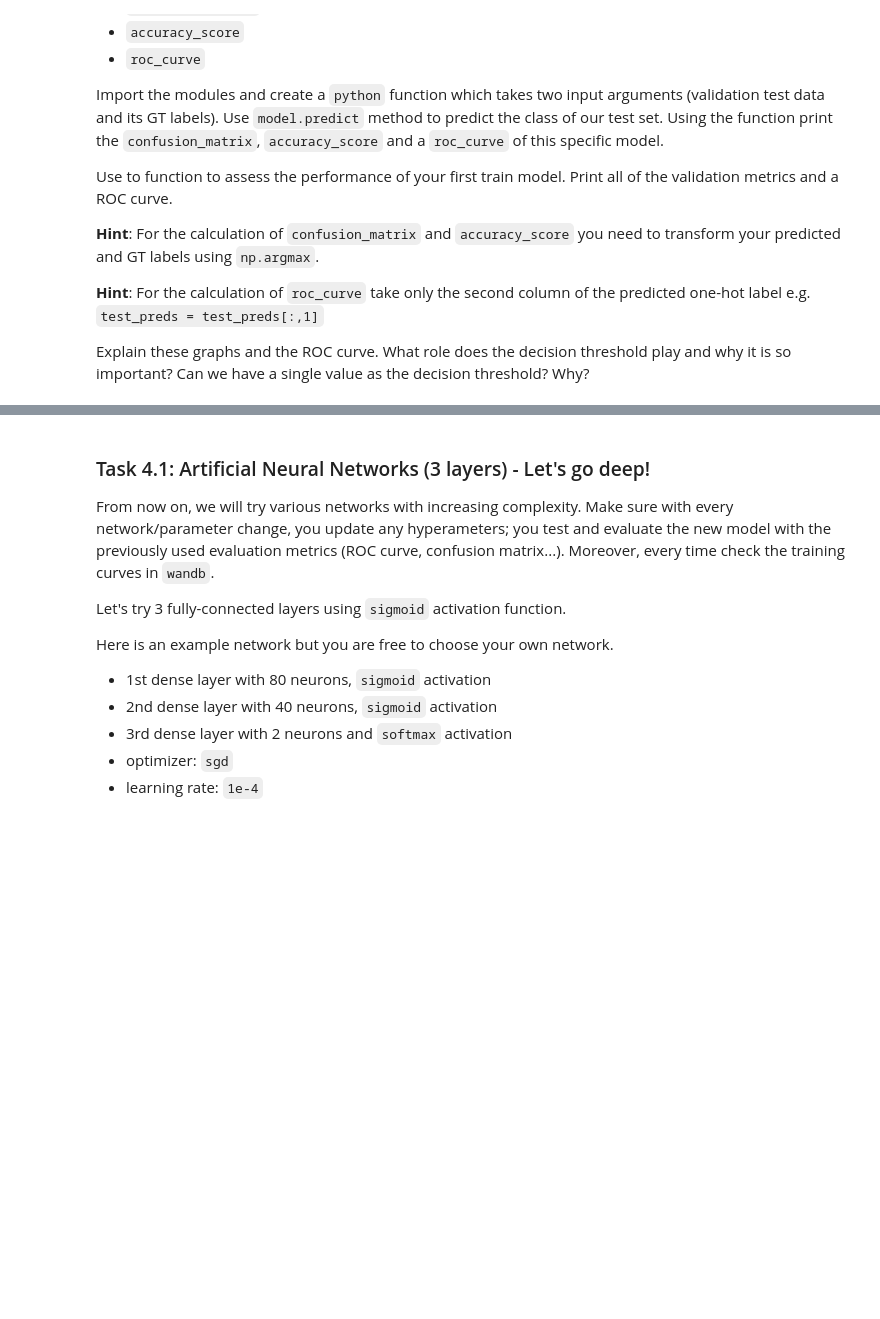
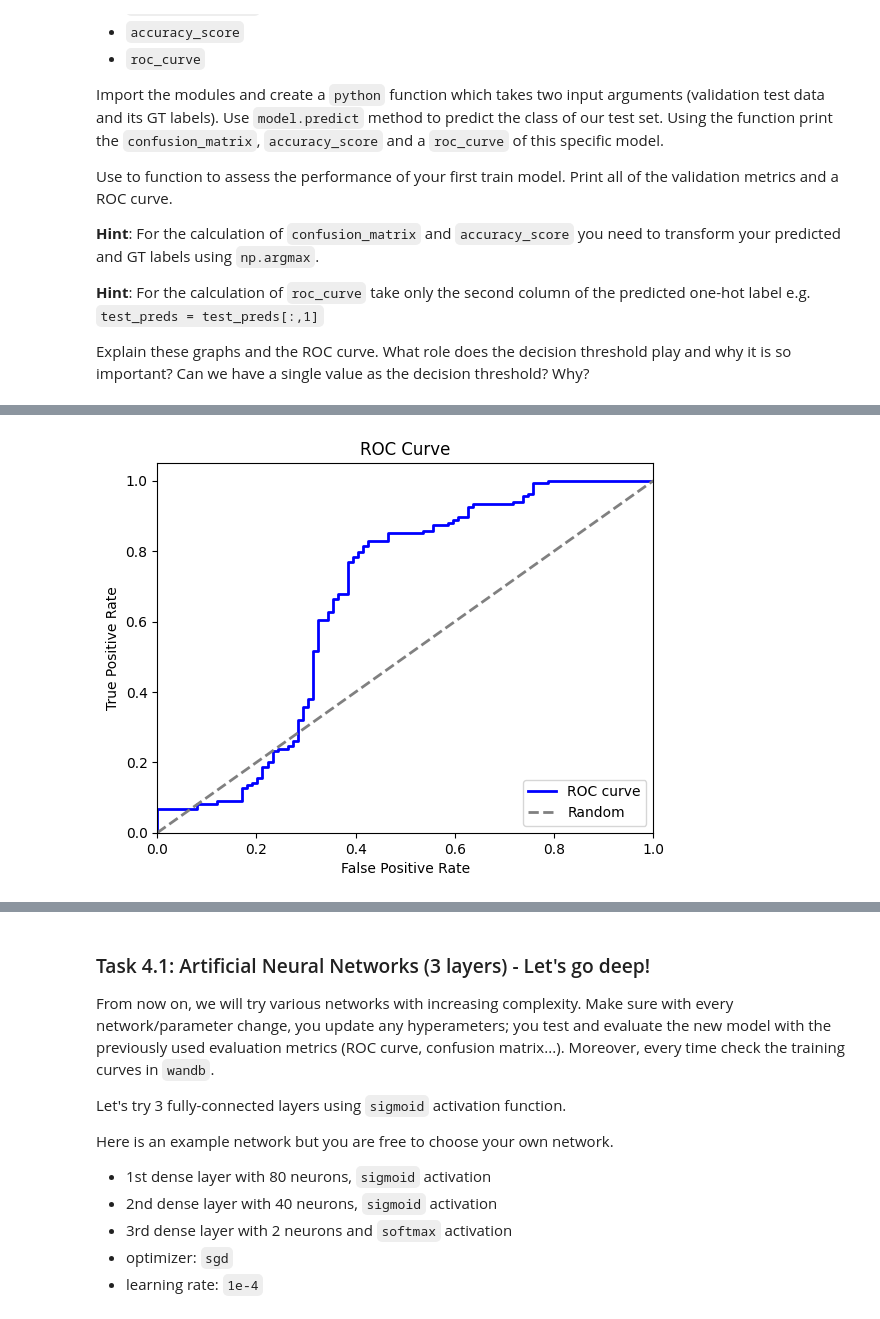
Before and after one commit to cesarz10/Health-Information, a Jupyter notebook: WPO-5/WPO5_AlineJacquart_CesarZapata_2024.ipynb, the cells around one changed output, grey strips where cells are left out. Saved outputs shown, nothing was run; the diff lists cells and outputs as text; code cells hidden in the pictures; blank space fills up the shorter version.

```diff
--- a/WPO-5/WPO5_AlineJacquart_CesarZapata_2024.ipynb
+++ b/WPO-5/WPO5_AlineJacquart_CesarZapata_2024.ipynb
@@ -406,25 +410,20 @@ To evaluate the trained model, test it with the test samples (use `validation_da
 # Code for Part 2: Task 2
 from wandb.keras import WandbMetricsLogger
 print(X.shape)
-
-hyperparameters = {'activation_function': 'softmax', 'learning_rate': 1e-4, 'batch_size': 8, 'optimizer': 'sgd', 'loss_metric': 'categorical_crossentropy', 'val_metric_score': 'accuracy'}
+# hyperparameters = {'activation_function': 'softmax', 'learning_rate': 1e-4, 'batch_size': 8, 'optimizer': 'sgd', 'loss_metric': 'categorical_crossentropy', 'val_metric_score': 'accuracy'}
 model = keras.Sequential()
 #[ ]
 model.add(keras.layers.Flatten(input_shape=(20, 20, 1)))
 model.add(keras.layers.Dense(2, activation='softmax')) # is the output the number of categories (positive and negative for nodules)?
 # model.compile(optimizer='sgd', loss='categorical_crossentropy', metrics='accuracy')
-model.compile(optimizer = keras.optimizers.SGD(learning_rate=1e-4), loss='categorical_crossentropy', metrics='accuracy')
+model.compile(optimizer = keras.optimizers.SGD(learning_rate=1e-4), loss='categorical_crossentropy', metrics='accuracy', )
+wandb.init(project='WPO 5')
+model.fit(X, Y_train, epochs = 20, callbacks=[WandbMetricsLogger()], batch_size=8)
 model.summary()
-wandb.init(project='WPO 5')
-model.fit(X, Y_train, epochs = 20, callbacks=[WandbMetricsLogger()])
 # To automatically integrate wandb in your Keras model.fit function,
 
 #model.fit(X_train, Y_train, epochs = 10)
-#combined_input = np.concatenate((X, Y_train), axis=1)
-# Now, pass the combined input data to the model.fit() function
-#history = model.fit(combined_input, epochs=20, validation_data=(X_val, Y_test))
-#validation_data=(x_val, y_val),
-history = model.fit(X, Y_train, epochs=20, validation_data=(X_val, Y_test), callbacks=[WandbMetricsLogger()])
+history = model.fit(X, Y_train, epochs=20, validation_data=(X_val, Y_test), callbacks=[WandbMetricsLogger()], batch_size=8)
 #history.summary()
 # %% [output]
 (2092, 20, 20, 1)
@@ -488,34 +473,27 @@ Explain these graphs and the ROC curve. What role does the decision threshold pl
 # %%
 # Answer to the question
 # %%
-# Confusion matrix
-# accuracy score
-#roc curve
-def perfomance_assessing(validation_test, GT_labels):
 
+from sklearn.metrics import confusion_matrix, accuracy_score, roc_curve
 
-      # Predict the class probabilities for the validation set
+def perfomance_assessing(model, X_val, Y_test, GT_labels):
+    # Predict the class probabilities for the validation set
     y_pred_proba = model.predict(X_val)
+    # transform your predicted and GT labels
+    prediction = np.argmax(y_pred_proba, axis=1) #Returns the indices of the maximum values along an axis.
+    # Convert ground truth labels to class labels
+    y_true = np.argmax(Y_test, axis=1)
+    #confusion matrix
+    confusion = confusion_matrix(y_true, prediction)
+    print("the confusion matrix is:")
+    print(confusion)
 
-    # Convert predicted probabilities to class labels
-    y_pred = np.argmax(y_pred_proba, axis=1)
+    #accuracy score
+    accuracy = accuracy_score(y_true, prediction)
+    print("the accuracy score is:", accuracy)
 
-    # Convert ground truth labels to class labels
-    y_true = np.argmax(y_val, axis=1)
-
-    # Calculate confusion matrix
-    cm = confusion_matrix(y_true, y_pred)
-    print("Confusion Matrix:")
-    print(cm)
-
-    # Calculate accuracy score
-    accuracy = accuracy_score(y_true, y_pred)
-    print("Accuracy:", accuracy)
-
-    # Calculate ROC curve
-    fpr, tpr, thresholds = roc_curve(y_true, y_pred_proba[:, 1])
-
-    # Plot ROC curve
+    #ROC curve
+    fpr, tpr, thresholds = roc_curve(y_true, y_pred_proba[:, 1]) #false positive rate, true positive rate, decreasing thresholds on the decision function used to compute fpr and tpr
     plt.figure()
     plt.plot(fpr, tpr, color='blue', lw=2, label='ROC curve')
     plt.plot([0, 1], [0, 1], color='gray', lw=2, linestyle='--', label='Random')
@@ -523,36 +501,11 @@ def perfomance_assessing(validation_test, GT_labels):
     plt.ylim([0.0, 1.05])
     plt.xlabel('False Positive Rate')
     plt.ylabel('True Positive Rate')
-    plt.title('Receiver Operating Characteristic (ROC) Curve')
+    plt.title('ROC Curve')
     plt.legend(loc="lower right")
     plt.show()
 
-    return cm, accuracy, (fpr, tpr, thresholds)
+    return confusion, accuracy, (fpr, tpr, thresholds)
 
-
-
-
-  print("the confusion matrix is:", confusion_matrix())
-  print("the accuracy score is:", accuracy_score)
-
-'''
-  # Split your dataset into training and testing data
-X_train, X_test, Y_train, Y_test = train_test_split(X, Y, test_size=0.2, random_state=0)
-
-random_forest_official = RandomForestClassifier(n_estimators=10, random_state=42)
-random_forest_official.fit(X_train, Y_train)
-
-# Use the forest's predict method on the test data
-predictions = random_forest_official.predict(X_test)
-
-conf_mat = confusion_matrix(Y_test, predictions)
-print("Confusion Matrix:")
-print(conf_mat)
-
-print("\nClassification Report:")
-print(classification_report(Y_test, predictions, labels=[0, 1], target_names=['Healthy', 'Lesion']))
-
-ax = plt.gca()
-rfc_disp = RocCurveDisplay.from_estimator(random_forest_official, X_test, Y_test, ax=ax, alpha=0.8)
-'''
-  return 0
+perfomance_assessing(model, X_val, Y_test, Y_labels)
+# %% [output]
@@ -558,0 +517 @@ rfc_disp = RocCurveDisplay.from_estimator(random_forest_official, X_test, Y_test
+[figure, added]
```
Also changed, not shown: parts of 11 cells of this notebook.
